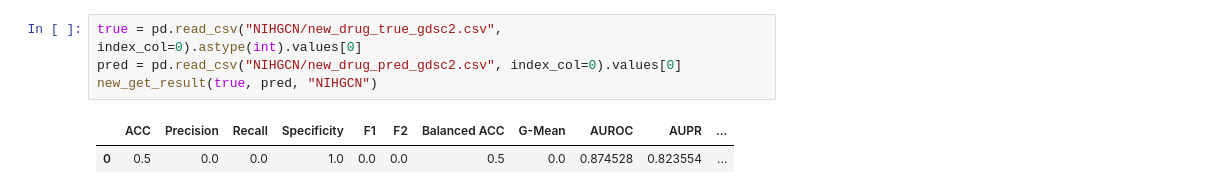
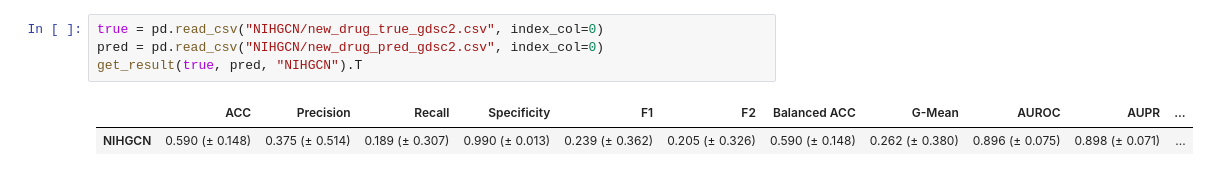
Before and after one commit to inoue0426/DRBenchmark, a Jupyter notebook: New_drug_cell.ipynb, the cells around one changed output. Drawn from its saved outputs; the diff is of its cells as text.

```diff
--- a/New_drug_cell.ipynb
+++ b/New_drug_cell.ipynb
@@ -13,7 +13,7 @@ new_get_result(true, pred, "NIHGCN")
 # %%
-true = pd.read_csv("NIHGCN/new_drug_true_gdsc2.csv", index_col=0).astype(int).values[0]
-pred = pd.read_csv("NIHGCN/new_drug_pred_gdsc2.csv", index_col=0).values[0]
-new_get_result(true, pred, "NIHGCN")
+true = pd.read_csv("NIHGCN/new_drug_true_gdsc2.csv", index_col=0)
+pred = pd.read_csv("NIHGCN/new_drug_pred_gdsc2.csv", index_col=0)
+get_result(true, pred, "NIHGCN").T
 # %% [output]
 |  | ACC | Precision | Recall | Specificity | F1 | F2 | Balanced ACC | G-Mean | AUROC | AUPR | ... |
-| 0 | 0.5 | 0.0 | 0.0 | 1.0 | 0.0 | 0.0 | 0.5 | 0.0 | 0.874528 | 0.823554 | ... |
+| NIHGCN | 0.590 (± 0.148) | 0.375 (± 0.514) | 0.189 (± 0.307) | 0.990 (± 0.013) | 0.239 (± 0.362) | 0.205 (± 0.326) | 0.590 (± 0.148) | 0.262 (± 0.380) | 0.896 (± 0.075) | 0.898 (± 0.071) | ... |
```
Also changed, not shown: parts of 2 cells of this notebook, 8 other files.
